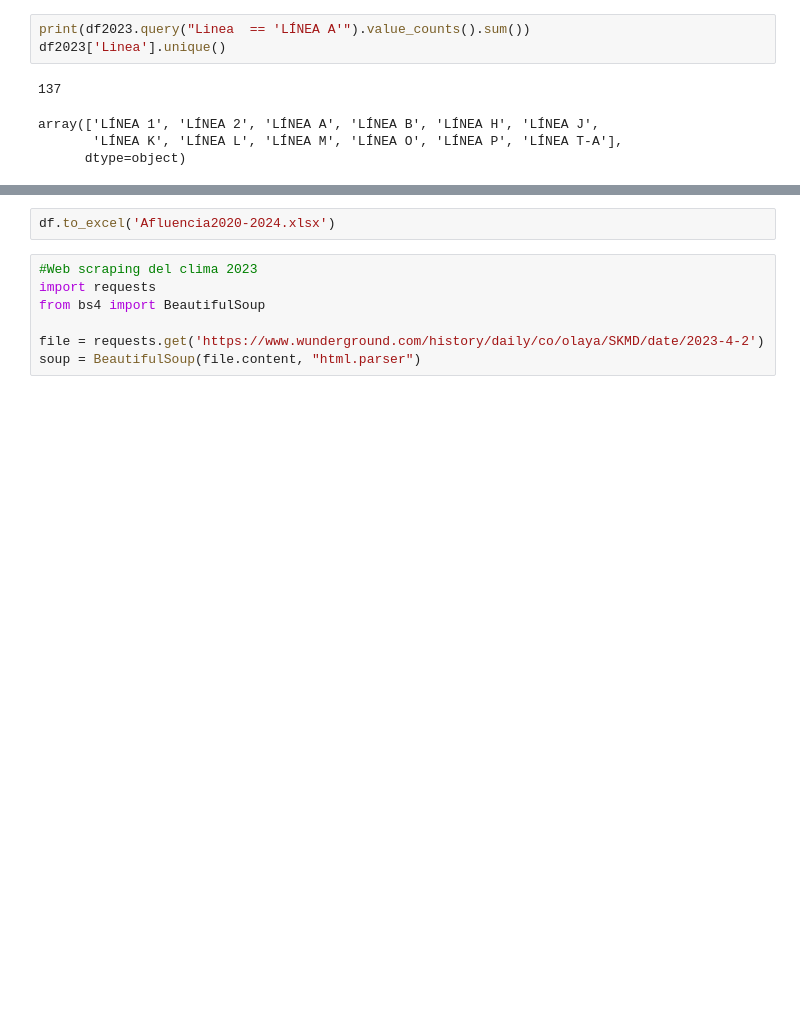
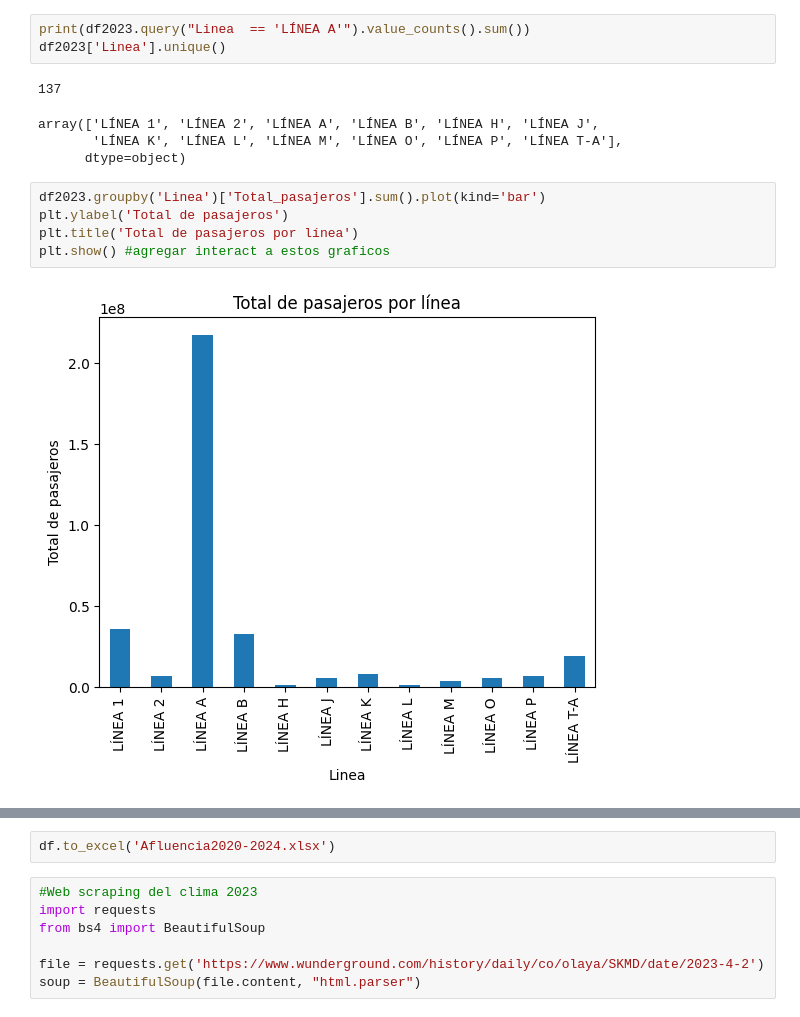
Before and after one commit to Rosvend/Passenger-flow-prediction-LSTM, a Jupyter notebook: LSTM_Metro_passenger_flow.ipynb, the cells around one changed output, grey strips where cells are left out. Drawn from its saved outputs; the diff is of its cells as text; blank space fills up the shorter version.

```diff
--- a/LSTM_Metro_passenger_flow.ipynb
+++ b/LSTM_Metro_passenger_flow.ipynb
@@ -145,3 +145,10 @@ df2023['Linea'].unique()
 array(['LÍNEA 1', 'LÍNEA 2', 'LÍNEA A', 'LÍNEA B', 'LÍNEA H', 'LÍNEA J',
        'LÍNEA K', 'LÍNEA L', 'LÍNEA M', 'LÍNEA O', 'LÍNEA P', 'LÍNEA T-A'],
       dtype=object)
+# %%
+df2023.groupby('Linea')['Total_pasajeros'].sum().plot(kind='bar')
+plt.ylabel('Total de pasajeros')
+plt.title('Total de pasajeros por línea')
+plt.show() #agregar interact a estos graficos
+# %% [output]
+[figure, added]
```
Also changed, not shown: parts of 3 cells of this notebook.
